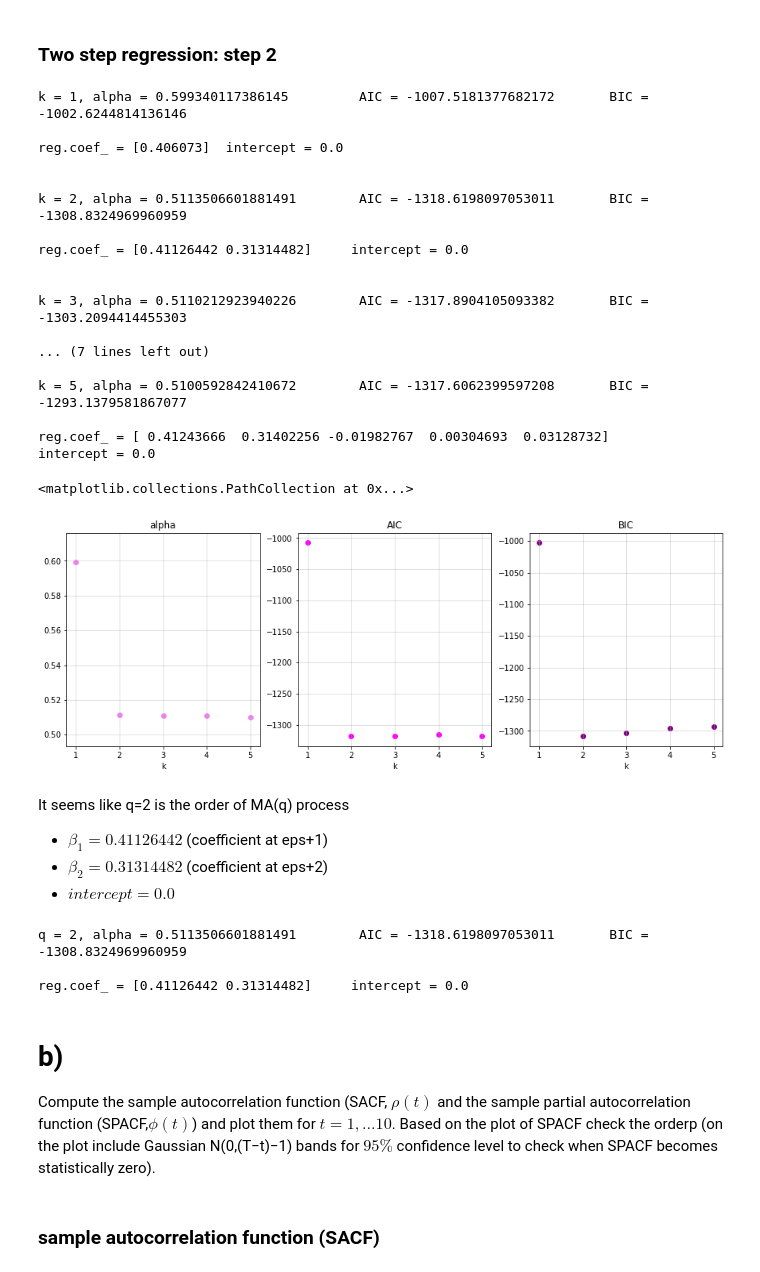
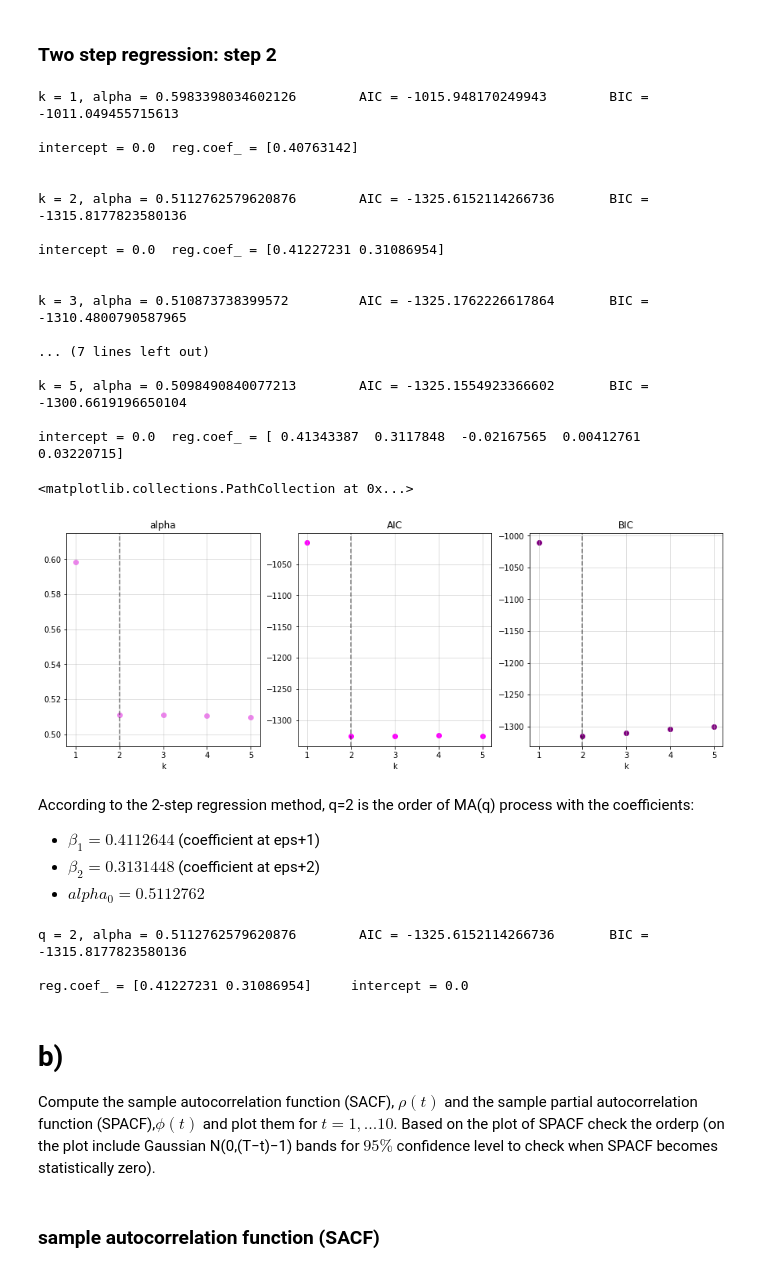
Before and after one commit to Milwa97/Financial-instruments-and-pricing, a Jupyter notebook: semestr II/set 4/exercise2.ipynb, the cells around one changed output. Cells and saved outputs as stored; diff of their text form; code cells hidden in the pictures.

```diff
--- a/semestr II/set 4/exercise2.ipynb
+++ b/semestr II/set 4/exercise2.ipynb
@@ -56,7 +55,7 @@ def dividing_data_into_subseries_II(data, k=2):
 # %%
 X,Y = dividing_data_into_subseries_II(data, k=5)
 
-reg = LinearRegression(fit_intercept = True).fit(X, Y)
+reg = LinearRegression(fit_intercept = False).fit(X, Y)
 prediction = reg.predict(X)
 
 print("fitted coefficients  beta_(t-4)...beta_(t-1): {:}".format(reg.coef_) )
@@ -72,14 +71,7 @@ mean= -0.000000  std = 1.000000
 # %%
 YY = np.vstack((Y,eps)).transpose()
 np.hstack((YY, X))
-
 df = pd.DataFrame(np.hstack((X,YY)), columns = ['y(t5)', 'y(t4)', 'y(t3)', 'y(t2)', 'y(t1)', 'y(t)', 'eps'])
-
-df['eps-1'] = df['eps'].shift(-1)
-df['eps-2'] = df['eps'].shift(-2)
-df['eps-3'] = df['eps'].shift(-3)
-df['eps-4'] = df['eps'].shift(-4)
-df['eps-5'] = df['eps'].shift(-5)
 
 df['eps+1'] = df['eps'].shift(1)
 df['eps+2'] = df['eps'].shift(2)
@@ -133,48 +125,46 @@ tab.append(get_AIC_BIC(df, ['eps+1', 'eps+2', 'eps+3'] ))
 tab.append(get_AIC_BIC(df, ['eps+1', 'eps+2', 'eps+3', 'eps+4'] ))
 tab.append(get_AIC_BIC(df, ['eps+1', 'eps+2', 'eps+3', 'eps+4', 'eps+5'] ))
 # %% [output]
-k = 1, alpha = 0.599340117386145         AIC = -1007.5181377682172       BIC = -1002.6244814136146
+k = 1, alpha = 0.5983398034602126        AIC = -1015.948170249943        BIC = -1011.049455715613
 
-reg.coef_ = [0.406073]  intercept = 0.0
+intercept = 0.0  reg.coef_ = [0.40763142]
 
 
-k = 2, alpha = 0.5113506601881491        AIC = -1318.6198097053011       BIC = -1308.8324969960959
+k = 2, alpha = 0.5112762579620876        AIC = -1325.6152114266736       BIC = -1315.8177823580136
 
-reg.coef_ = [0.41126442 0.31314482]     intercept = 0.0
+intercept = 0.0  reg.coef_ = [0.41227231 0.31086954]
 
 
-k = 3, alpha = 0.5110212923940226        AIC = -1317.8904105093382       BIC = -1303.2094414455303
+k = 3, alpha = 0.510873738399572         AIC = -1325.1762226617864       BIC = -1310.4800790587965
 
 ... (7 lines left out)
 
-k = 5, alpha = 0.5100592842410672        AIC = -1317.6062399597208       BIC = -1293.1379581867077
+k = 5, alpha = 0.5098490840077213        AIC = -1325.1554923366602       BIC = -1300.6619196650104
 
-reg.coef_ = [ 0.41243666  0.31402256 -0.01982767  0.00304693  0.03128732]       intercept = 0.0
+intercept = 0.0  reg.coef_ = [ 0.41343387  0.3117848  -0.02167565  0.00412761  0.03220715]
 # %%
 k_tab, alpha_tab, AIC_tab, BIC_tab = np.array(tab).transpose()
 
 fig, axs = plt.subplots(nrows=1, ncols=3, figsize = (15,5))
-
 for ax in axs:
     ax.set_xlabel('k')
     ax.grid(True, alpha = 0.5)
+    ax.axvline(x = 2, linestyle='dashed', color = 'black', alpha = 0.5)
 
 axs[0].set_title('alpha')
 axs[1].set_title('AIC')
 axs[2].set_title('BIC')
-
 axs[0].scatter(k_tab, alpha_tab, color = 'violet')
 axs[1].scatter(k_tab, AIC_tab, color = 'fuchsia')
 axs[2].scatter(k_tab, BIC_tab, color = 'purple')
 # %% [output]
 <matplotlib.collections.PathCollection at 0x...>
-[figure, old version]
+[figure, new version]
 # %% [markdown]
-It seems like q=2 is the order of MA(q) process
-
-* $\beta_1 = 0.41126442$ (coefficient at eps+1)
-* $\beta_2 = 0.31314482$ (coefficient at eps+2)
-* $intercept = 0.0$
+According to the 2-step regression method, q=2 is the order of MA(q) process with the coefficients:
+* $\beta_1 = 0.4112644$ (coefficient at eps+1)
+* $\beta_2 = 0.3131448$ (coefficient at eps+2)
+* $alpha_0 = 0.5112762$
 # %%
 q=2
 Y = np.array(df['y(t)'])
@@ -191,12 +181,12 @@ BIC = N*np.log(((Y-prediction)**2).mean()) + np.log(N)*q
 print("\n\nq = {:}, alpha = {:}\t AIC = {:}\t BIC = {:}\n".format(q,alpha_0, AIC, BIC))
 print("reg.coef_ = {:}\tintercept = {:}".format(reg.coef_, reg.intercept_) )
 # %% [output]
-q = 2, alpha = 0.5113506601881491        AIC = -1318.6198097053011       BIC = -1308.8324969960959
+q = 2, alpha = 0.5112762579620876        AIC = -1325.6152114266736       BIC = -1315.8177823580136
 
-reg.coef_ = [0.41126442 0.31314482]     intercept = 0.0
+reg.coef_ = [0.41227231 0.31086954]     intercept = 0.0
 # %% [markdown]
 # b)
-Compute  the  sample autocorrelation function (SACF, $\rho(t)$ and the sample partial autocorrelation function (SPACF,$\phi(t)$) and plot them for $t= 1,...10$. Based on the plot of SPACF check the orderp (on the plot include Gaussian N(0,(T−t)−1) bands for $95\%$ confidence level to check when SPACF becomes statistically zero).
+Compute  the  sample autocorrelation function (SACF), $\rho(t)$ and the sample partial autocorrelation function (SPACF),$\phi(t)$ and plot them for $t= 1,...10$. Based on the plot of SPACF check the orderp (on the plot include Gaussian N(0,(T−t)−1) bands for $95\%$ confidence level to check when SPACF becomes statistically zero).
 # %%
 def dividing_data_into_subseries(data, k=2, k_max=11):
     data_k = []
```
Also changed, not shown: parts of 38 cells of this notebook, 9 other files.
